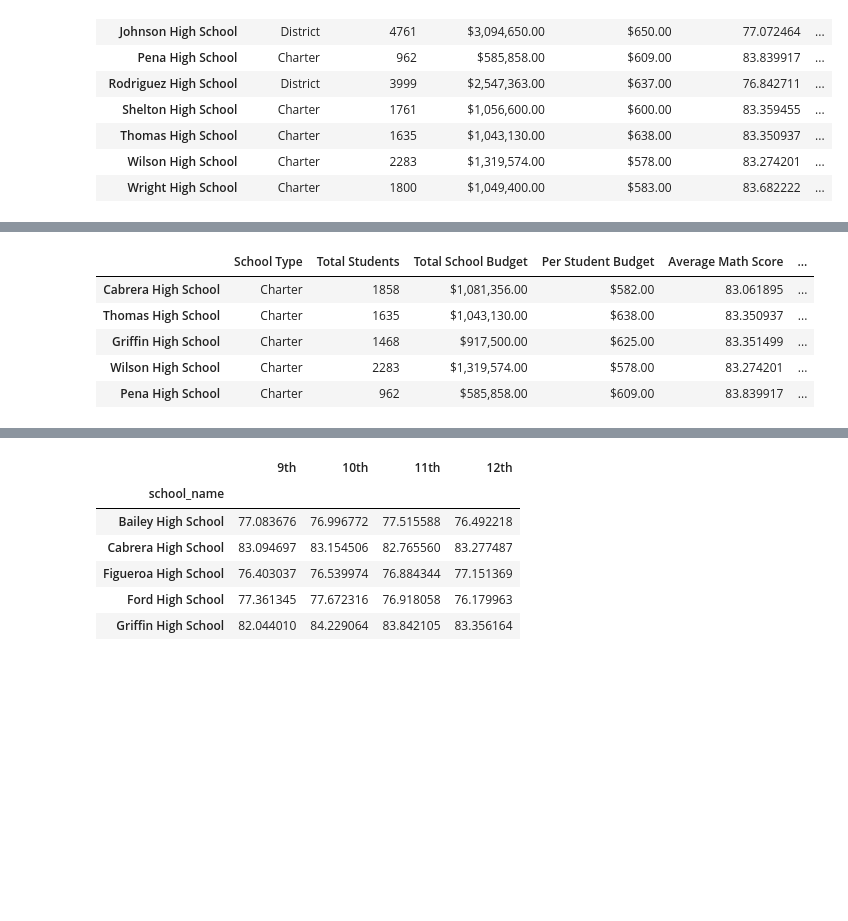
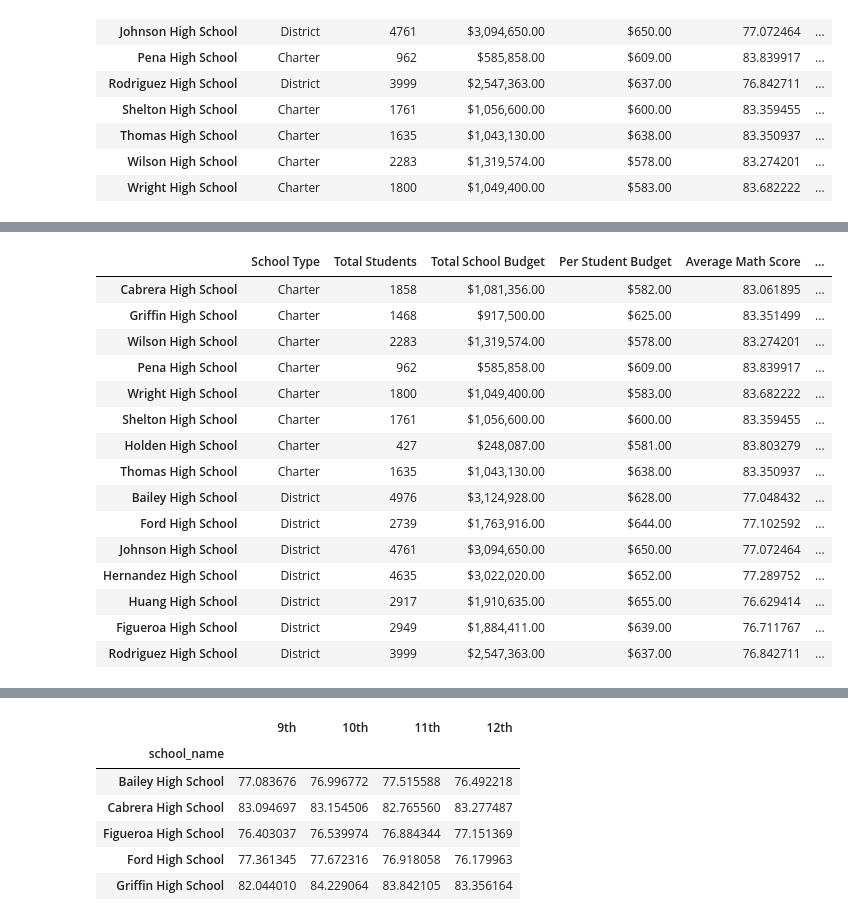
Before and after one commit to Shantanu88-code/School_District_Analysis, a Jupyter notebook: PyCitySchools_Challenge.ipynb, the cells around one changed output, grey strips where cells are left out. Drawn from its saved outputs; the diff is of its cells as text; code cells hidden in the pictures; blank space fills up the shorter version.

```diff
--- a/PyCitySchools_Challenge.ipynb
+++ b/PyCitySchools_Challenge.ipynb
@@ -261,12 +261,12 @@ overall_students_passing_thomas_count = len(students_passing_math_reading_ths)
 overall_passing_percentage_thomas = overall_students_passing_thomas_count / tenth_to_twelfth_thomas_school_count *100
 # %%
 # Step 12. Replace the passing math percent for Thomas High School in the per_school_summary_df.
-per_school_summary_df.loc["Thomas High School", "% Passing Math"] = students_passing_math_percentage_thomas
+students_passing_math_percentage_thomas = per_school_summary_df.loc["Thomas High School", "% Passing Math"]
 # %%
 # Step 13. Replace the passing reading percentage for Thomas High School in the per_school_summary_df.
-per_school_summary_df.loc["Thomas High School", "% Passing Reading"] = students_passing_reading_percentage_thomas
+students_passing_reading_percentage_thomas = per_school_summary_df.loc["Thomas High School", "% Passing Reading"]
 # %%
 # Step 14. Replace the overall passing percentage for Thomas High School in the per_school_summary_df.
-per_school_summary_df.loc["Thomas High School", "% Overall Passing"] =  overall_passing_percentage_thomas
+overall_passing_percentage_thomas  = per_school_summary_df.loc["Thomas High School", "% Overall Passing"]
 # %%
 # per_school_summary_df
@@ -273,14 +291,24 @@ per_school_summary_df.loc["Thomas High School", "% Overall Passing"] =  overall_
 # %%
 # Sort and show top five schools.
 top_schools = per_school_summary_df.sort_values(["% Overall Passing"], ascending=False)
-top_schools.head()
+top_schools
 # %% [output]
 |  | School Type | Total Students | Total School Budget | Per Student Budget | Average Math Score | ... |
 | Cabrera High School | Charter | 1858 | $1,081,356.00 | $582.00 | 83.061895 | ... |
-| Thomas High School | Charter | 1635 | $1,043,130.00 | $638.00 | 83.350937 | ... |
 | Griffin High School | Charter | 1468 | $917,500.00 | $625.00 | 83.351499 | ... |
 | Wilson High School | Charter | 2283 | $1,319,574.00 | $578.00 | 83.274201 | ... |
 | Pena High School | Charter | 962 | $585,858.00 | $609.00 | 83.839917 | ... |
+| Wright High School | Charter | 1800 | $1,049,400.00 | $583.00 | 83.682222 | ... |
+| Shelton High School | Charter | 1761 | $1,056,600.00 | $600.00 | 83.359455 | ... |
+| Holden High School | Charter | 427 | $248,087.00 | $581.00 | 83.803279 | ... |
+| Thomas High School | Charter | 1635 | $1,043,130.00 | $638.00 | 83.350937 | ... |
+| Bailey High School | District | 4976 | $3,124,928.00 | $628.00 | 77.048432 | ... |
+| Ford High School | District | 2739 | $1,763,916.00 | $644.00 | 77.102592 | ... |
+| Johnson High School | District | 4761 | $3,094,650.00 | $650.00 | 77.072464 | ... |
+| Hernandez High School | District | 4635 | $3,022,020.00 | $652.00 | 77.289752 | ... |
+| Huang High School | District | 2917 | $1,910,635.00 | $655.00 | 76.629414 | ... |
+| Figueroa High School | District | 2949 | $1,884,411.00 | $639.00 | 76.711767 | ... |
+| Rodriguez High School | District | 3999 | $2,547,363.00 | $637.00 | 76.842711 | ... |
 # %%
 # Sort and show bottom five schools.
 bottom_schools = per_school_summary_df.sort_values(["% Overall Passing"], ascending=True)
```
Also changed, not shown: parts of 12 cells of this notebook.
